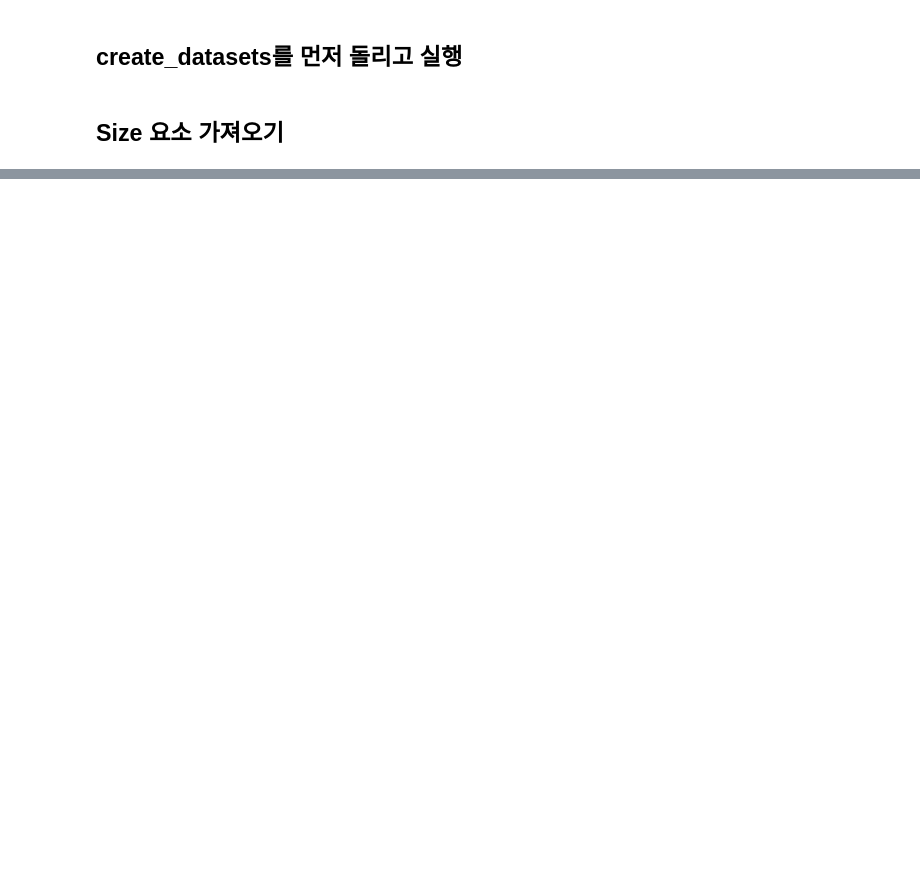
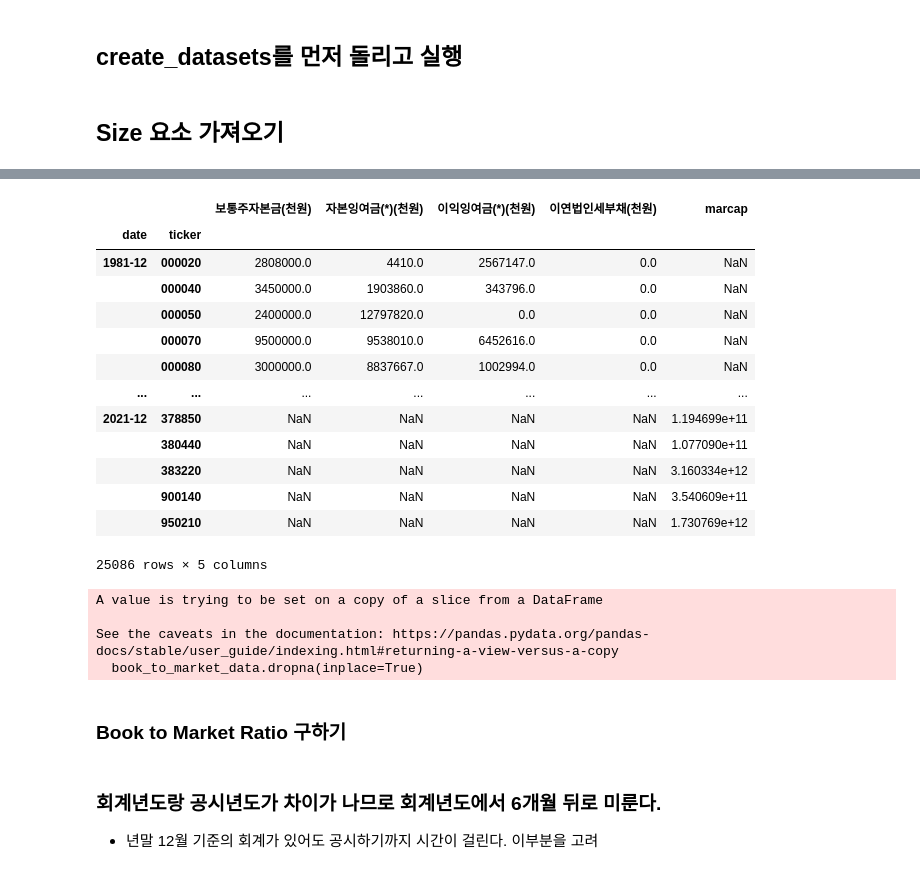
Before and after one commit to Hertz-and-Alpha/machine-learning-for-trading-korea-stock, a Jupyter notebook: data/create_fama_french_kospi.ipynb, the cells around one changed output, grey strips where cells are left out. Cells and saved outputs as stored; diff of their text form; code cells hidden in the pictures; blank space fills up the shorter version.

Commit message:
Add Book to Market Ratio

```diff
--- a/data/create_fama_french_kospi.ipynb
+++ b/data/create_fama_french_kospi.ipynb
@@ -149,0 +127,6 @@ tmp = deferred_tax_liabilities.loc[idx['1981',:], :]['회사명']
+# %%
+market_cap_data = stock_data['marcap'].to_frame()
+# %%
+market_cap_data = market_cap_data.unstack('ticker').resample('Y').last().stack('ticker')
+# %%
+market_cap_data.index = market_cap_data.index.set_levels(market_cap_data.index.levels[0].to_period('M'), level=0)
@@ -149,0 +150,20 @@ tmp = deferred_tax_liabilities.loc[idx['1981',:], :]['회사명']
+# %%
+book_to_market_data = pd.concat([common_stock_capital, capital_surplus, retained_earnings, deferred_tax_liabilities, market_cap_data], axis=1)
+book_to_market_data.sort_index(inplace=True)
+# %%
+book_to_market_data
+# %% [output]
+|  |  | 보통주자본금(천원) | 자본잉여금(*)(천원) | 이익잉여금(*)(천원) | 이연법인세부채(천원) | marcap |
+| date | ticker |  |  |  |  |  |
+| 1981-12 | 000020 | 2808000.0 | 4410.0 | 2567147.0 | 0.0 | NaN |
+|  | 000040 | 3450000.0 | 1903860.0 | 343796.0 | 0.0 | NaN |
+|  | 000050 | 2400000.0 | 12797820.0 | 0.0 | 0.0 | NaN |
+|  | 000070 | 9500000.0 | 9538010.0 | 6452616.0 | 0.0 | NaN |
+|  | 000080 | 3000000.0 | 8837667.0 | 1002994.0 | 0.0 | NaN |
+| ... | ... | ... | ... | ... | ... | ... |
+| 2021-12 | 378850 | NaN | NaN | NaN | NaN | 1.194699e+11 |
+|  | 380440 | NaN | NaN | NaN | NaN | 1.077090e+11 |
+|  | 383220 | NaN | NaN | NaN | NaN | 3.160334e+12 |
+|  | 900140 | NaN | NaN | NaN | NaN | 3.540609e+11 |
+|  | 950210 | NaN | NaN | NaN | NaN | 1.730769e+12 |
+25086 rows × 5 columns
@@ -149,0 +173,10 @@ tmp = deferred_tax_liabilities.loc[idx['1981',:], :]['회사명']
+# %%
+# 결측치 제거
+book_to_market_data.dropna(inplace=True)
+# %% [output]
+A value is trying to be set on a copy of a slice from a DataFrame
+
+See the caveats in the documentation: https://pandas.pydata.org/pandas-docs/stable/user_guide/indexing.html#returning-a-view-versus-a-copy
+  book_to_market_data.dropna(inplace=True)
+# %% [markdown]
+### Book to Market Ratio 구하기
@@ -149,0 +189,3 @@ tmp = deferred_tax_liabilities.loc[idx['1981',:], :]['회사명']
+# %% [markdown]
+### 회계년도랑 공시년도가 차이가 나므로 회계년도에서 6개월 뒤로 미룬다.
+- 년말 12월 기준의 회계가 있어도 공시하기까지 시간이 걸린다. 이부분을 고려
```
Also changed, not shown: parts of 36 cells of this notebook.
